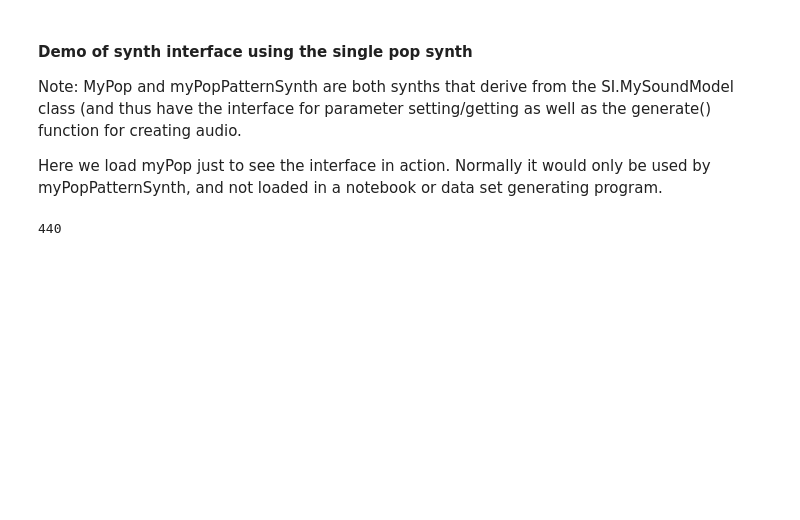
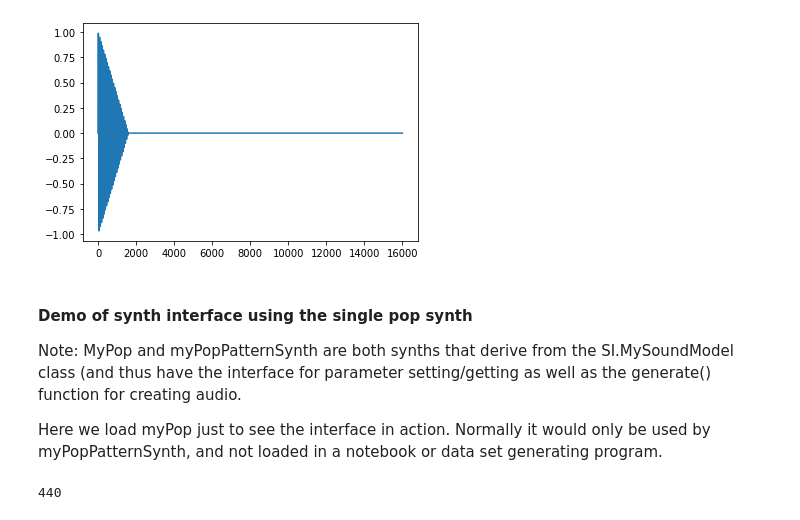
Before and after one commit to prashanthtr/dripTextureDS, a Jupyter notebook: dripTextureVisualization-notebook.ipynb, the cells around one changed output. Cells and saved outputs as stored; diff of their text form; code cells hidden in the pictures; blank space fills up the shorter version.

```diff
--- a/dripTextureVisualization-notebook.ipynb
+++ b/dripTextureVisualization-notebook.ipynb
@@ -20,0 +31,35 @@ import synthInterface as SI       # the base model for all synths, also some uti
+# %%
+import math
+
+'''Interface level parameters'''
+cf = 240
+Q = 50
+
+'''Synth variables'''
+start_Hz = cf
+stop_Hz = cf + Q
+numSamples = int(1 * 16000)        # 1 second * 16000 sample rate
+phase = 0
+phi = 0
+f = start_Hz
+
+'''Synth level parameters'''
+aa = Q/5        #amplitude attenuation
+phase_increment = 2 * math.pi * start_Hz / 16000     # phase increment per sample
+freq_increment = (stop_Hz - start_Hz) / numSamples  # frequency increment per sample
+
+synth_output = []
+
+'''Synthesizer loop'''
+for index in range(numSamples):
+
+    A = 1-aa*index/numSamples if index<numSamples/aa else 0 #1/3 works well for attentuation
+    val = A * math.sin(phase + phi);    # output sample value for current sample
+    phi += phase_increment;             # increment phase accumulator
+    f += freq_increment;             # increment instantaneous frequency
+    phase_increment = 2 * math.pi * f / 16000;  # re-calculate phase increment
+    synth_output.append(val)
+
+plt.plot(synth_output)
+display(Audio(synth_output, rate=16000, autoplay=True))
+# %% [output]
@@ -21,3 +67,4 @@ import synthInterface as SI       # the base model for all synths, also some uti
+[figure, added]
 # %% [markdown]
 #### Demo of synth interface using the single pop synth
 
```
Also changed, not shown: parts of 11 cells of this notebook, 6 other files.
